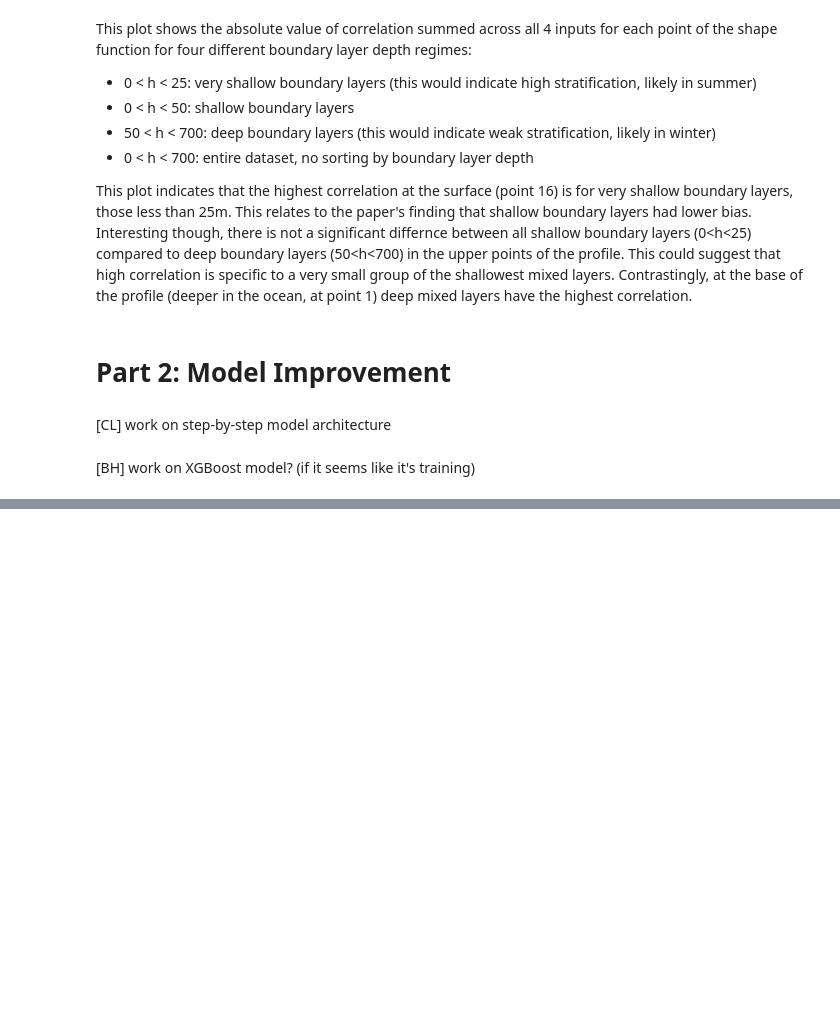
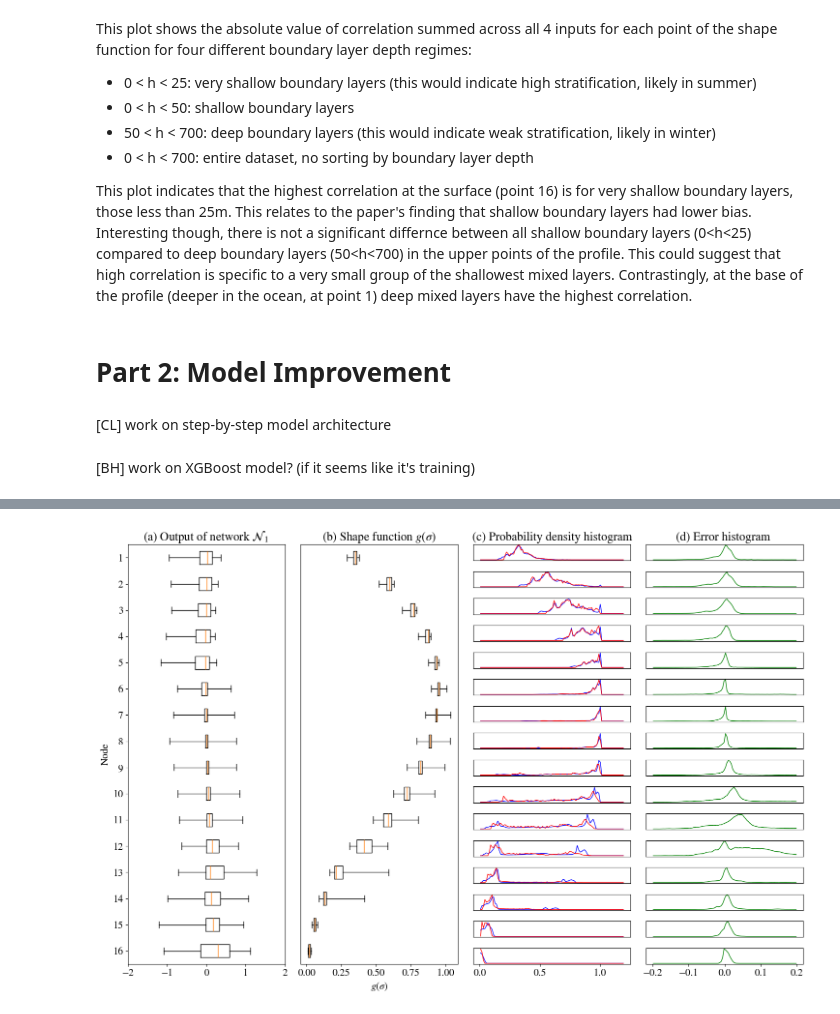
Before and after one commit to catlyu/climate_prediction_project2, a Jupyter notebook: data_story.ipynb, the cells around one changed output, grey strips where cells are left out. Saved outputs shown, nothing was run; the diff lists cells and outputs as text; code cells hidden in the pictures; blank space fills up the shorter version.

```diff
--- a/data_story.ipynb
+++ b/data_story.ipynb
@@ -190,0 +867,18 @@ This plot indicates that the highest correlation at the surface (point 16) is fo
+# %%
+class MacroRefineWrapper(nn.Module):
+    def __init__(self, macro_model, refine_model):
+        super(MacroRefineWrapper, self).__init__()
+        self.macro_model = macro_model
+        self.refine_model = refine_model
+
+    def forward(self, x):
+        with torch.no_grad():
+            macro_pred = self.macro_model(x)
+            x_plus = torch.cat([x, macro_pred], dim=1)
+            y_out = self.refine_model(x_plus)
+        return y_out
+
+macro_refine_wrapper = MacroRefineWrapper(macro_model, refine_model)
+performance_sigma_point(macro_refine_wrapper, x, valid_x, y, valid_y, k_mean, k_std)
+# %% [output]
+[figure, added]
```
Also changed, not shown: parts of 43 cells of this notebook.
